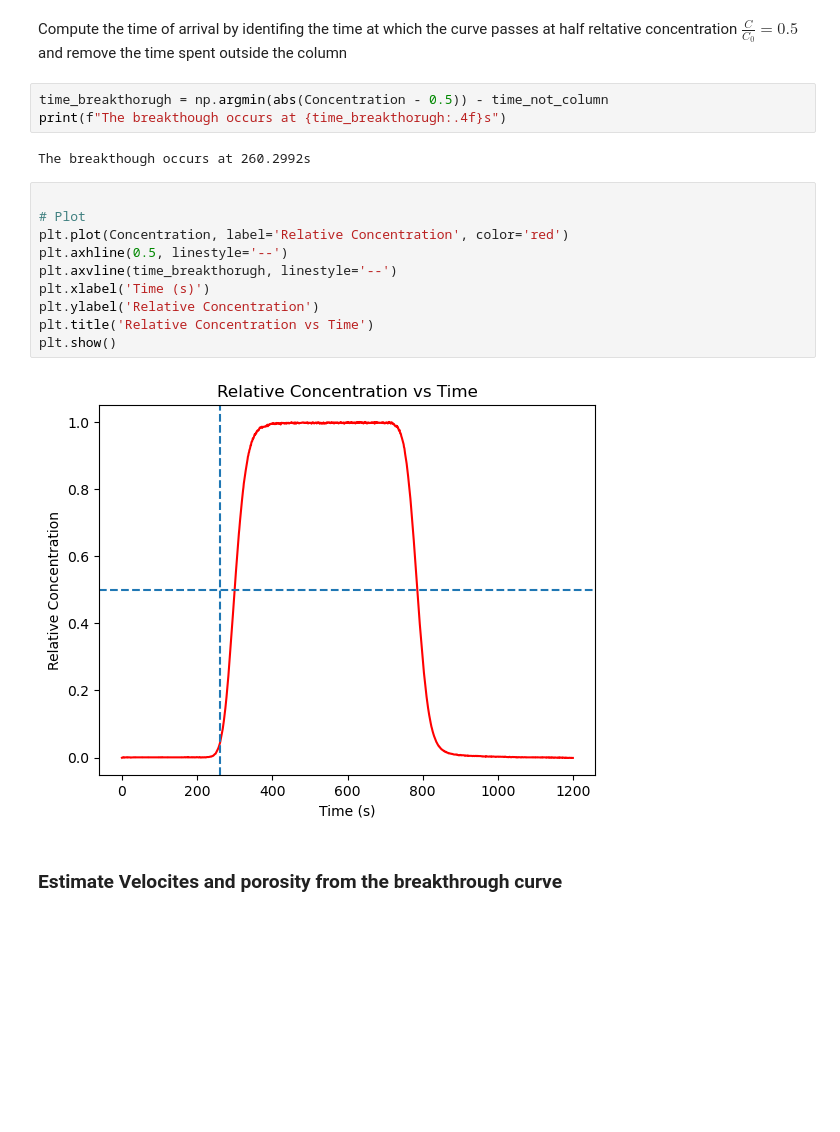
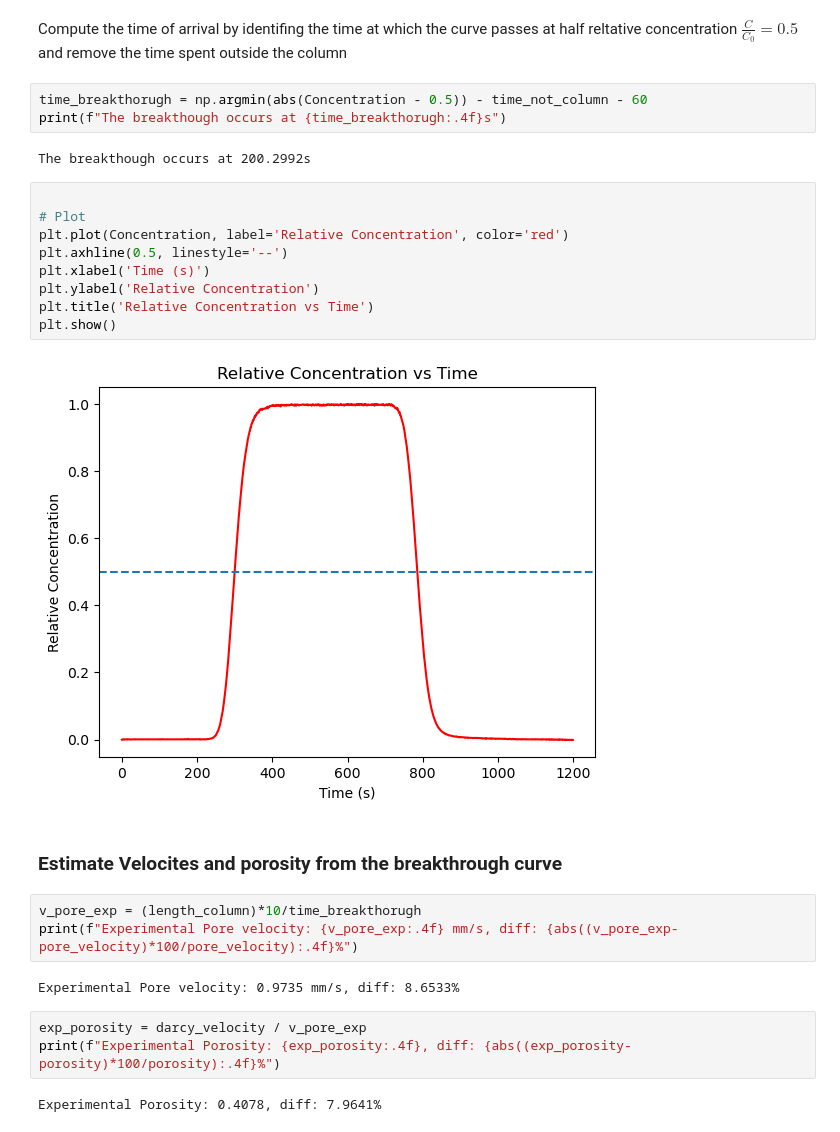
Before and after one commit to simo-pagliu/Magistrale, a Jupyter notebook: Transport of Radioactive Contaminants/Transport.ipynb, the cells around one changed output. Cells and saved outputs as stored; diff of their text form; blank space fills up the shorter version.

```diff
--- a/Transport of Radioactive Contaminants/Transport.ipynb
+++ b/Transport of Radioactive Contaminants/Transport.ipynb
@@ -280,21 +280,30 @@ Concentration = Absorbance / max(Absorbance)
 # %% [markdown]
 Compute the time of arrival by identifing the time at which the curve passes at half reltative concentration $\frac{C}{C_0} = 0.5$ and remove the time spent outside the column
 # %%
-time_breakthorugh = np.argmin(abs(Concentration - 0.5)) - time_not_column
+time_breakthorugh = np.argmin(abs(Concentration - 0.5)) - time_not_column - 60
 print(f"The breakthough occurs at {time_breakthorugh:.4f}s")
 # %% [output]
-The breakthough occurs at 260.2992s
+The breakthough occurs at 200.2992s
 # %%
 
 # Plot
 plt.plot(Concentration, label='Relative Concentration', color='red')
 plt.axhline(0.5, linestyle='--')
-plt.axvline(time_breakthorugh, linestyle='--')
 plt.xlabel('Time (s)')
 plt.ylabel('Relative Concentration')
 plt.title('Relative Concentration vs Time')
 plt.show()
 # %% [output]
-[figure, old version]
+[figure, new version]
 # %% [markdown]
 ### Estimate Velocites and porosity from the breakthrough curve
+# %%
+v_pore_exp = (length_column)*10/time_breakthorugh
+print(f"Experimental Pore velocity: {v_pore_exp:.4f} mm/s, diff: {abs((v_pore_exp-pore_velocity)*100/pore_velocity):.4f}%")
+# %% [output]
+Experimental Pore velocity: 0.9735 mm/s, diff: 8.6533%
+# %%
+exp_porosity = darcy_velocity / v_pore_exp
+print(f"Experimental Porosity: {exp_porosity:.4f}, diff: {abs((exp_porosity-porosity)*100/porosity):.4f}%")
+# %% [output]
+Experimental Porosity: 0.4078, diff: 7.9641%
```
Also changed, not shown: parts of 8 cells of this notebook, 6 other files.
